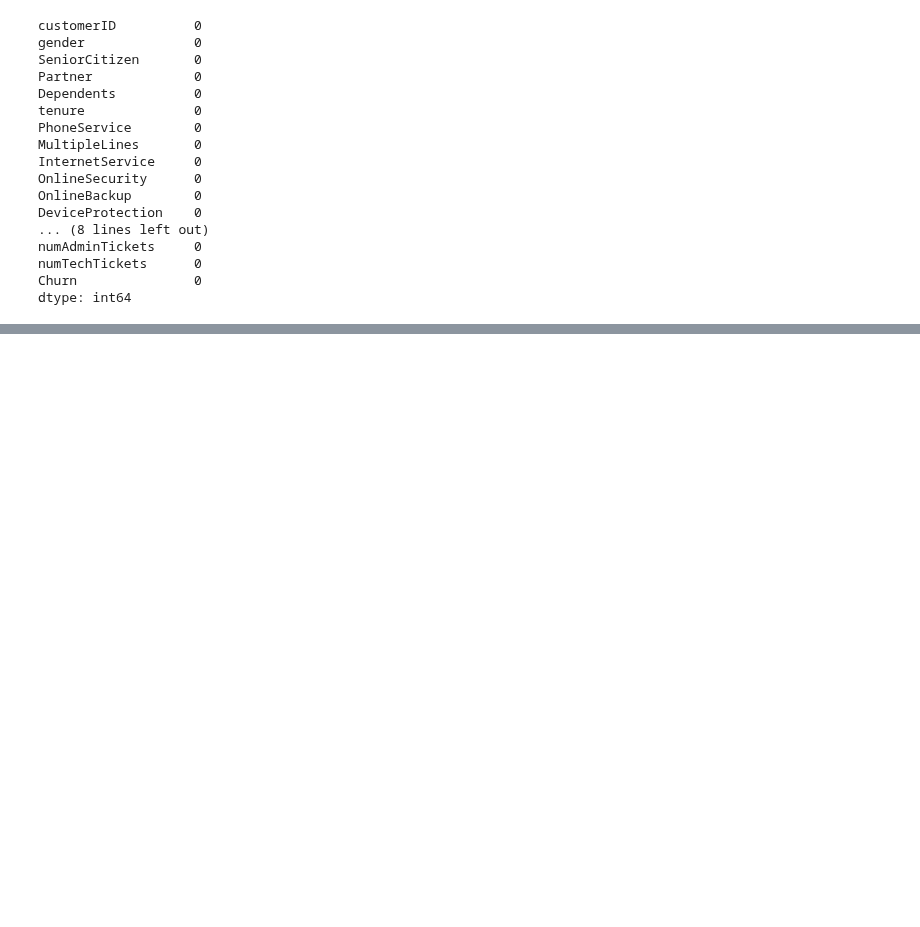
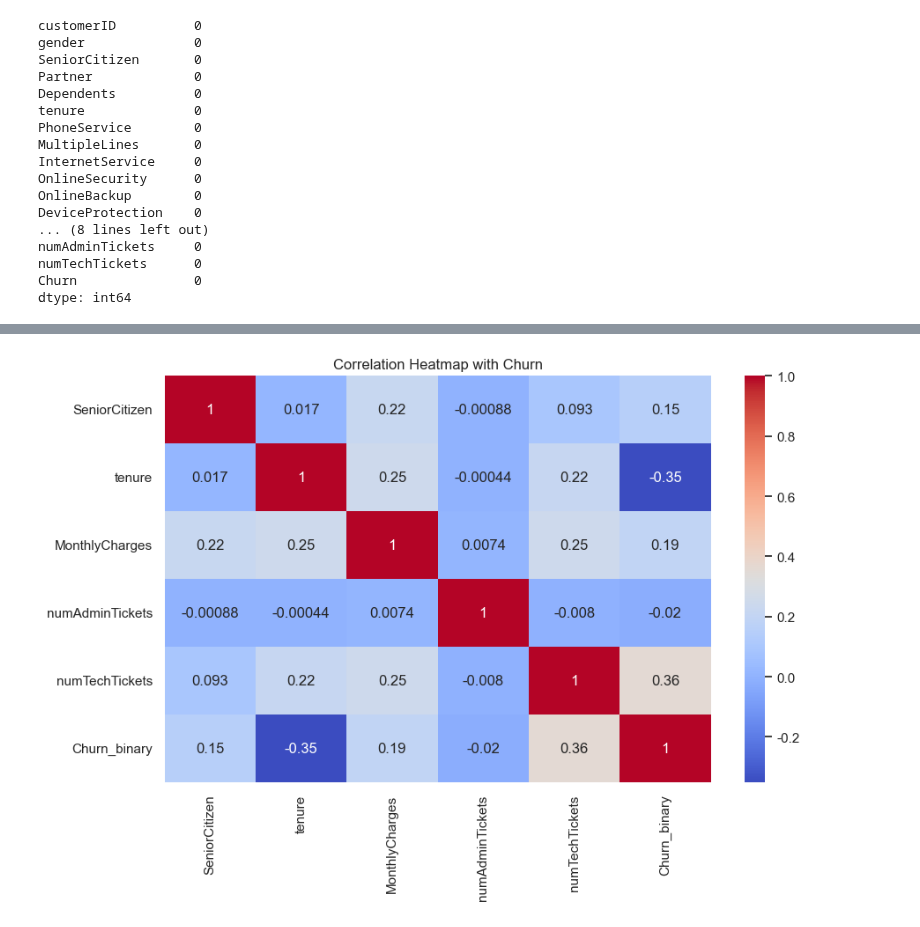
Before and after one commit to SKNETWORKS-FAMILY-AICAMP/SKN21-2nd-4Team, a Jupyter notebook: notebooks/eda.ipynb, the cells around one changed output, grey strips where cells are left out. Drawn from its saved outputs; the diff is of its cells as text; code cells hidden in the pictures; blank space fills up the shorter version.

```diff
--- a/notebooks/eda.ipynb
+++ b/notebooks/eda.ipynb
@@ -75,0 +154,15 @@ dtype: int64
+# %%
+df_copy = df.copy()
+
+df_copy['Churn_binary'] = df_copy['Churn'].map({'Yes': 1, 'No': 0})
+
+numeric_cols = df_copy.select_dtypes(include=['int64', 'float64']).columns.tolist()
+
+corr = df_copy[numeric_cols].corr()
+
+plt.figure(figsize=(10,6))
+sns.heatmap(corr, annot=True, cmap='coolwarm')
+plt.title("Correlation Heatmap with Churn")
+plt.show()
+# %% [output]
+[figure, added]
```
Also changed, not shown: parts of 19 cells of this notebook.
